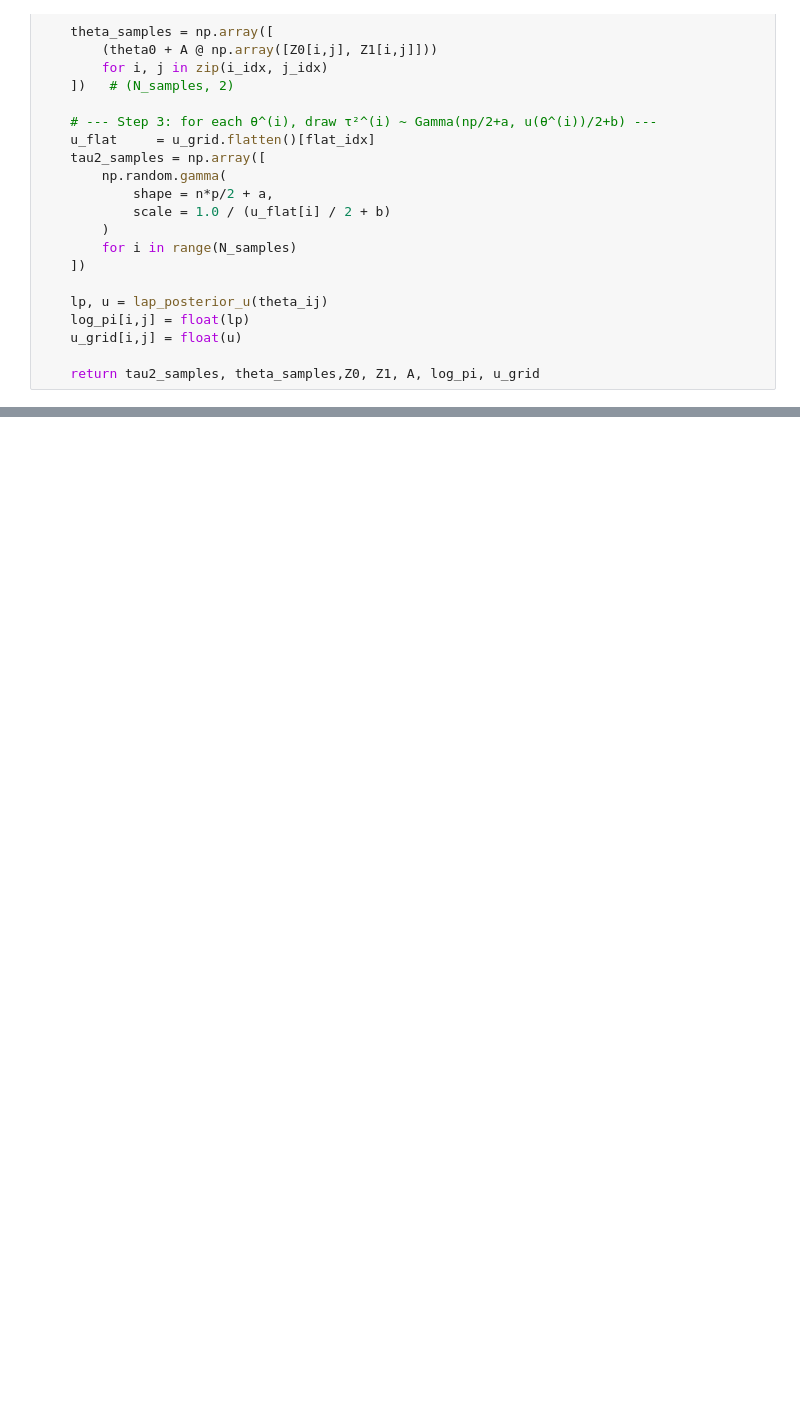
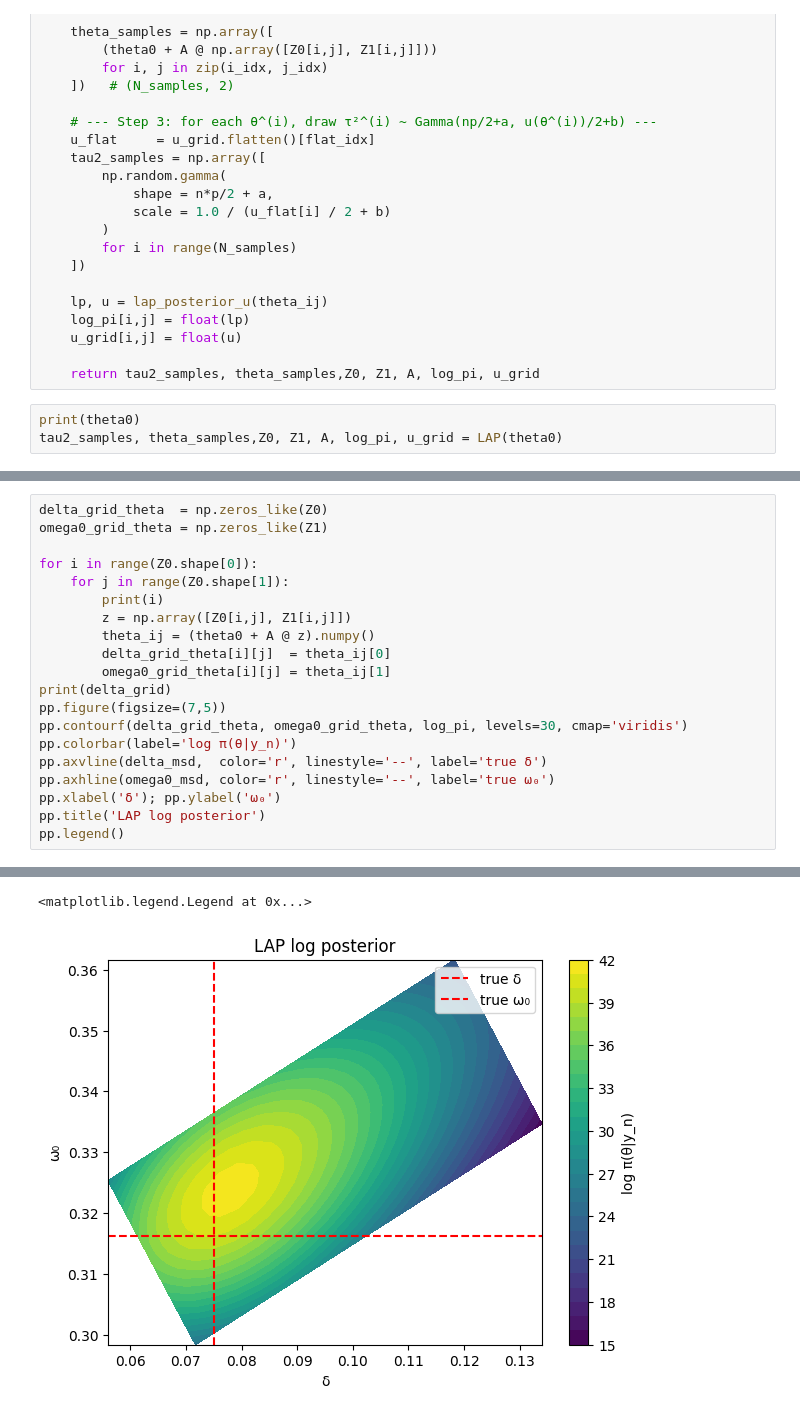
Before and after one commit to Eluyscuti/PINN-tutorial, a Jupyter notebook: laplace_transform/LAP.ipynb, the cells around one changed output, grey strips where cells are left out. Saved outputs shown, nothing was run; the diff lists cells and outputs as text; blank space fills up the shorter version.

```diff
--- a/laplace_transform/LAP.ipynb
+++ b/laplace_transform/LAP.ipynb
@@ -726,3 +835,6 @@ def LAP(theta0):
     u_grid[i,j] = float(u)
 
     return tau2_samples, theta_samples,Z0, Z1, A, log_pi, u_grid
+# %%
+print(theta0)
+tau2_samples, theta_samples,Z0, Z1, A, log_pi, u_grid = LAP(theta0)
@@ -728,0 +860,21 @@ def LAP(theta0):
+# %%
+delta_grid_theta  = np.zeros_like(Z0)
+omega0_grid_theta = np.zeros_like(Z1)
+
+for i in range(Z0.shape[0]):
+    for j in range(Z0.shape[1]):
+        print(i)
+        z = np.array([Z0[i,j], Z1[i,j]])
+        theta_ij = (theta0 + A @ z).numpy()
+        delta_grid_theta[i][j]  = theta_ij[0]
+        omega0_grid_theta[i][j] = theta_ij[1]
+print(delta_grid)
+pp.figure(figsize=(7,5))
+pp.contourf(delta_grid_theta, omega0_grid_theta, log_pi, levels=30, cmap='viridis')
+pp.colorbar(label='log π(θ|y_n)')
+pp.axvline(delta_msd,  color='r', linestyle='--', label='true δ')
+pp.axhline(omega0_msd, color='r', linestyle='--', label='true ω₀')
+pp.xlabel('δ'); pp.ylabel('ω₀')
+pp.title('LAP log posterior')
+pp.legend()
+# %% [output]
@@ -728,0 +898,2 @@ def LAP(theta0):
+<matplotlib.legend.Legend at 0x...>
+[figure, added]
```
Also changed, not shown: parts of 18 cells of this notebook, 1 other file.
